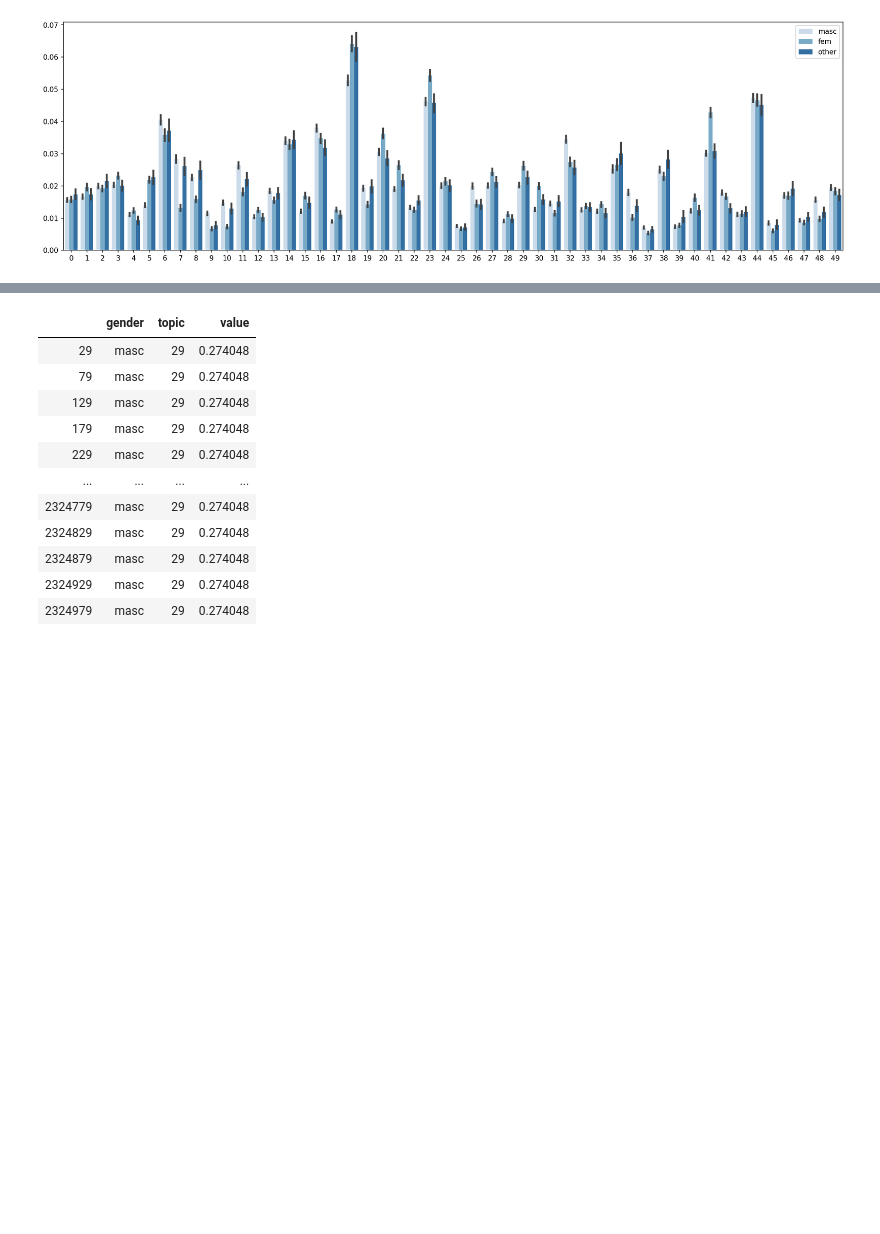
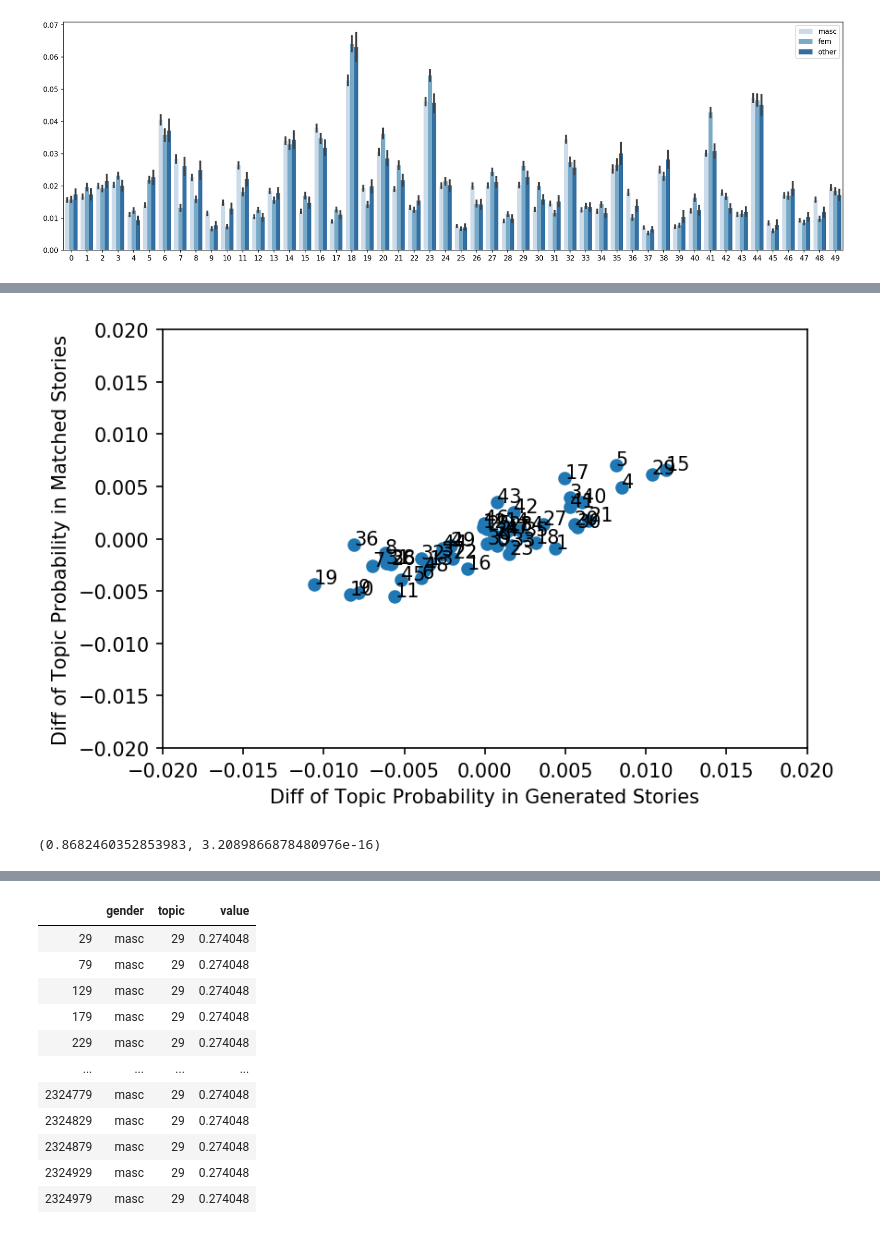
Before and after one commit to lucy3/gpt3_gender, a Jupyter notebook: code/character_viz.ipynb, the cells around one changed output, grey strips where cells are left out. Drawn from its saved outputs; the diff is of its cells as text; code cells hidden in the pictures; blank space fills up the shorter version.

```diff
--- a/code/character_viz.ipynb
+++ b/code/character_viz.ipynb
@@ -283,6 +309,7 @@ for key in gender_topic_dict:
         diffs['diff'].append(diff)
         diffs['topic'].append(topic)
         gen_diffs[topic] = diff
+
 gender_df = pd.DataFrame(orig_gender_topics)
 gender_df = gender_df.groupby(['gender', 'topic']).mean()
 gender_topic_dict = gender_df.to_dict('index')
@@ -297,19 +324,22 @@ for key in gender_topic_dict:
         diffs['diff'].append(diff)
         diffs['topic'].append(topic)
         orig_diffs[topic] = diff
+
+gender_df = pd.DataFrame(matched_gender_topics)
+gender_df = gender_df.groupby(['gender', 'topic']).mean()
+gender_topic_dict = gender_df.to_dict('index')
+matched_diffs = {}
+for key in gender_topic_dict:
+    if key[0] == 'fem':
+        topic = key[1]
+        fem_val = gender_topic_dict[key]['value']
+        masc_val = gender_topic_dict[('masc', topic)]['value']
+        diff = fem_val - masc_val
+        diffs['dataset'].append('matched')
+        diffs['diff'].append(diff)
+        diffs['topic'].append(topic)
+        matched_diffs[topic] = diff
+
 orig_diffs = [tup[1] for tup in sorted(orig_diffs.items(), key=lambda item: item[0])]
 gen_diffs = [tup[1] for tup in sorted(gen_diffs.items(), key=lambda item: item[0])]
-plt.figure(dpi=150)
-plt.scatter(orig_diffs, gen_diffs)
-for i, txt in enumerate([str(j) for j in range(50)]):
-    plt.annotate(txt, (orig_diffs[i], gen_diffs[i]))
-plt.ylim(-0.02, 0.02)
-plt.xlim(-0.02, 0.02)
-plt.ylabel("Diff of Topic Probability in Generated Stories")
-plt.xlabel("Diff of Topic Probability in Original Stories")
-plt.show()
-print(pearsonr(orig_diffs, gen_diffs))
-sns.swarmplot(x="dataset", y="diff", data=diffs)
-plt.ylabel("Difference between fem and masc characters")
-plt.xlabel("Dataset")
-plt.show()
+matched_diffs = [tup[1] for tup in sorted(matched_diffs.items(), key=lambda item: item[0])]
@@ -331,0 +365,14 @@ array([19, 10, 36,  9,  7, 38, 31,  8, 11, 26, 45, 48,  6, 13, 32, 37,  2,
+# %%
+plt.figure(dpi=150)
+plt.scatter(gen_diffs, matched_diffs)
+for i, txt in enumerate([str(j) for j in range(50)]):
+    plt.annotate(txt, (gen_diffs[i], matched_diffs[i]))
+plt.ylim(-0.02, 0.02)
+plt.xlim(-0.02, 0.02)
+plt.xlabel("Diff of Topic Probability in Generated Stories")
+plt.ylabel("Diff of Topic Probability in Matched Stories")
+plt.show()
+print(pearsonr(matched_diffs, gen_diffs))
+# %% [output]
+[figure, added]
+(0.8682460352853983, 3.2089866878480976e-16)
```
Also changed, not shown: parts of 20 cells of this notebook, 4 other files.
